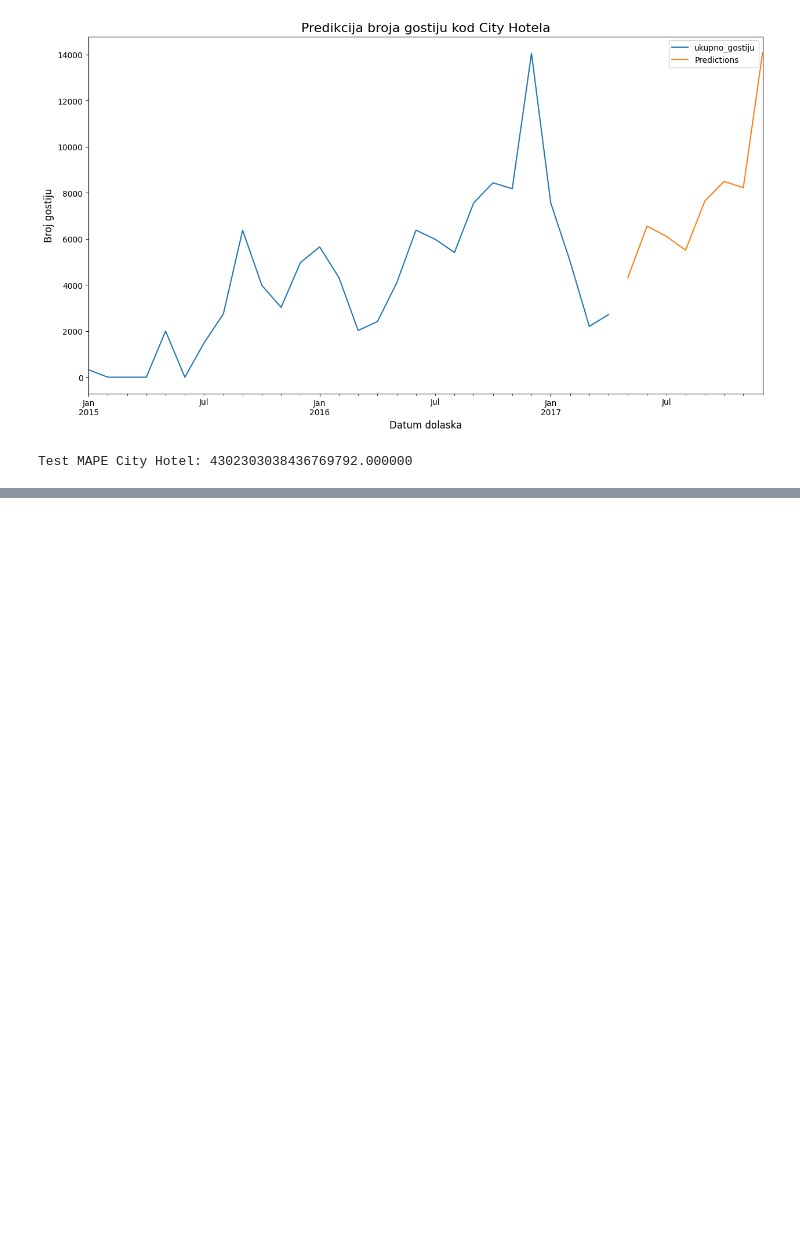
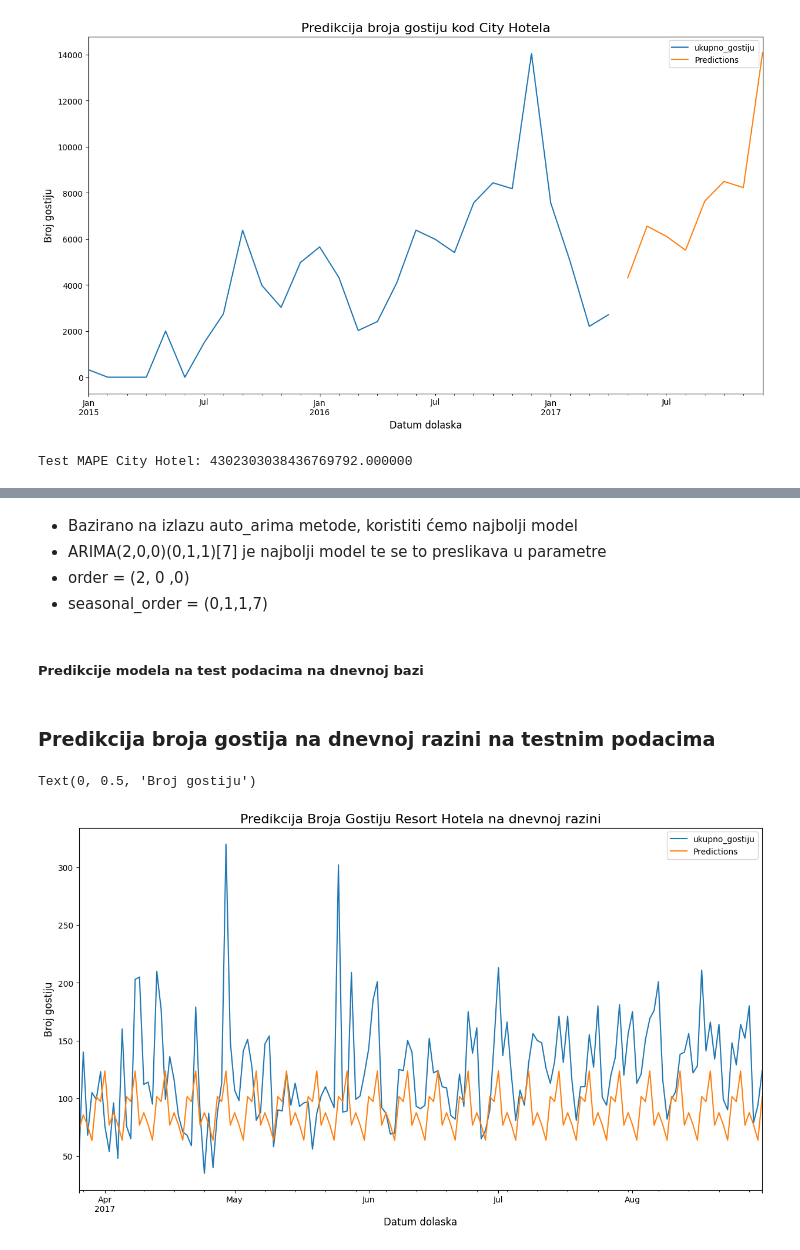
Before and after one commit to MarkoHaralovic/Prediction-of-Hotel-Occupancy, a Jupyter notebook: prediction-of-hotel-occupancy/notebooks/ARIMA_occupancy_prediction.ipynb, the cells around one changed output, grey strips where cells are left out. Saved outputs shown, nothing was run; the diff lists cells and outputs as text; code cells hidden in the pictures; blank space fills up the shorter version.

```diff
--- a/prediction-of-hotel-occupancy/notebooks/ARIMA_occupancy_prediction.ipynb
+++ b/prediction-of-hotel-occupancy/notebooks/ARIMA_occupancy_prediction.ipynb
@@ -902,0 +817,2 @@ Test MAPE Resort Hotel: 0.239303
+# %%
+split_ratio  =  0.8
@@ -902,0 +876,27 @@ Test MAPE Resort Hotel: 0.239303
+# %% [markdown]
+- Bazirano na izlazu auto_arima metode, koristiti ćemo najbolji model
+- ARIMA(2,0,0)(0,1,1)[7]    je najbolji model te se to preslikava u parametre
+- order = (2, 0 ,0)
+- seasonal_order = (0,1,1,7)
+# %%
+modelResort_daily = ARIMA(trainResortDaily['ukupno_gostiju'],
+                  order=(2, 0, 0),
+                  seasonal_order=(0, 1, 1, 7))
+
+resultResort_daily = modelResort_daily.fit()
+# %% [markdown]
+##### Predikcije modela na test podacima na dnevnoj bazi
+# %%
+predictionsResortTestDaily = resultResort_daily.predict(train_test_split_resort_daily, train_test_split_resort_daily + len(testResortDaily) - 1, typ='levels').rename("Predictions")
+# %% [markdown]
+### Predikcija broja gostija na dnevnoj razini na testnim podacima
+# %%
+plt.figure(figsize=(15, 8))
+testResortDaily['ukupno_gostiju'].plot(legend=True)
+predictionsResortTestDaily.plot(legend=True)
+plt.title('Predikcija Broja Gostiju Resort Hotela na dnevnoj razini', fontsize=16)
+plt.xlabel('Datum dolaska', fontsize=12)
+plt.ylabel('Broj gostiju', fontsize=12)
+# %% [output]
+Text(0, 0.5, 'Broj gostiju')
+[figure, added]
```
Also changed, not shown: parts of 42 cells of this notebook.
